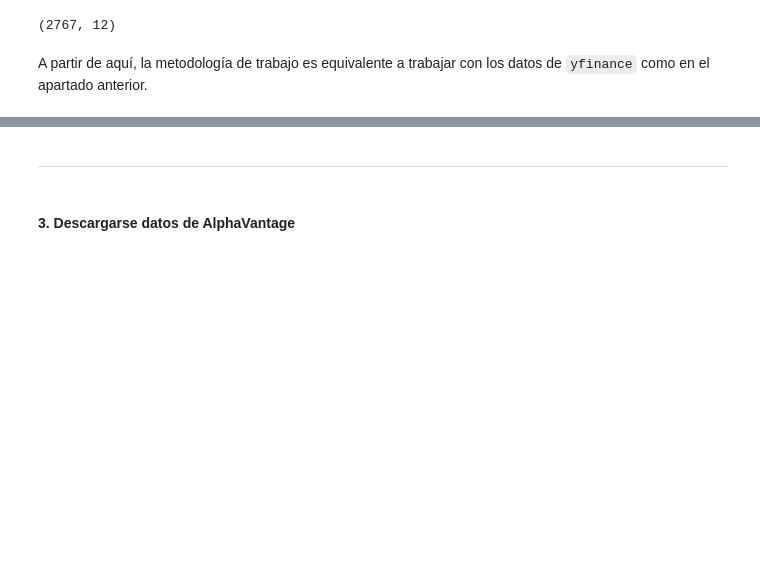
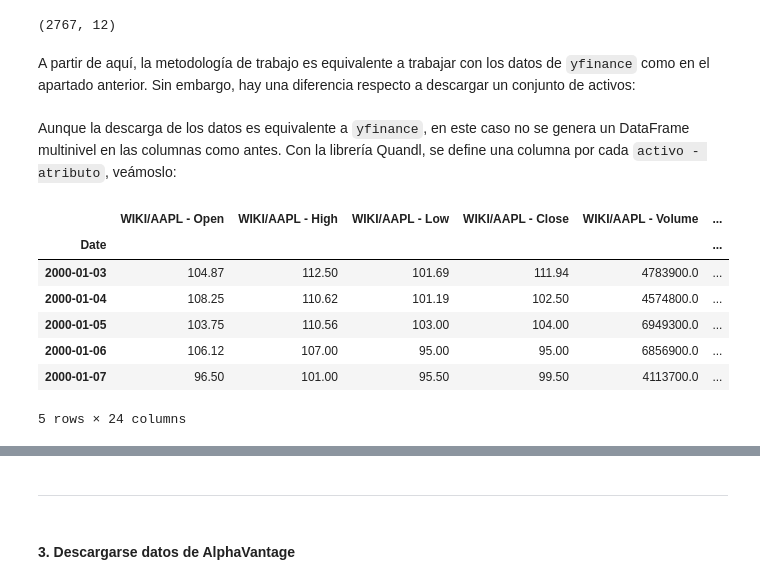
Before and after one commit to alfonso-santos/microcredencial-carteras-python-2023, a Jupyter notebook: Tema_1_Activos_Intro/src/descarga-datos.ipynb, the cells around one changed output, grey strips where cells are left out. Saved outputs shown, nothing was run; the diff lists cells and outputs as text; code cells hidden in the pictures; blank space fills up the shorter version.

```diff
--- a/Tema_1_Activos_Intro/src/descarga-datos.ipynb
+++ b/Tema_1_Activos_Intro/src/descarga-datos.ipynb
@@ -249,4 +249,25 @@ df_quandl.shape # 2767 filas, 12 columnas
 # %% [output]
 (2767, 12)
 # %% [markdown]
-A partir de aquí, la metodología de trabajo es equivalente a trabajar con los datos de `yfinance` como en el apartado anterior.
+A partir de aquí, la metodología de trabajo es equivalente a trabajar con los datos de `yfinance` como en el apartado anterior. Sin embargo, hay una diferencia respecto a descargar un conjunto de activos:
+# %%
+# Descargamos los datos de Apple ('WIKI/AAPL') y Microsoft ('WIKI/MSFT') entre los años 2000 y 2010
+
+activos = ["WIKI/AAPL", "WIKI/MSFT"]
+
+df_quandl = ql.get(dataset=activos,
+                   start_date='2000-01-01', # Se indica con el argumento 'start_date' una fecha de incio (incluida)
+                   end_date='2010-12-31') # Se indica con el argumento 'end_date' una fecha fin (OJO! incluida!)
+# %% [markdown]
+Aunque la descarga de los datos es equivalente a `yfinance`, en este caso no se genera un DataFrame multinivel en las columnas como antes. Con la librería Quandl, se define una columna por cada `activo - atributo`, veámoslo:
+# %%
+df_quandl.head()
+# %% [output]
+|  | WIKI/AAPL - Open | WIKI/AAPL - High | WIKI/AAPL - Low | WIKI/AAPL - Close | WIKI/AAPL - Volume | ... |
+| Date |  |  |  |  |  | ... |
+| 2000-01-03 | 104.87 | 112.50 | 101.69 | 111.94 | 4783900.0 | ... |
+| 2000-01-04 | 108.25 | 110.62 | 101.19 | 102.50 | 4574800.0 | ... |
+| 2000-01-05 | 103.75 | 110.56 | 103.00 | 104.00 | 6949300.0 | ... |
+| 2000-01-06 | 106.12 | 107.00 | 95.00 | 95.00 | 6856900.0 | ... |
+| 2000-01-07 | 96.50 | 101.00 | 95.50 | 99.50 | 4113700.0 | ... |
+5 rows × 24 columns
```
Also changed, not shown: parts of 47 cells of this notebook, 7 other files.
